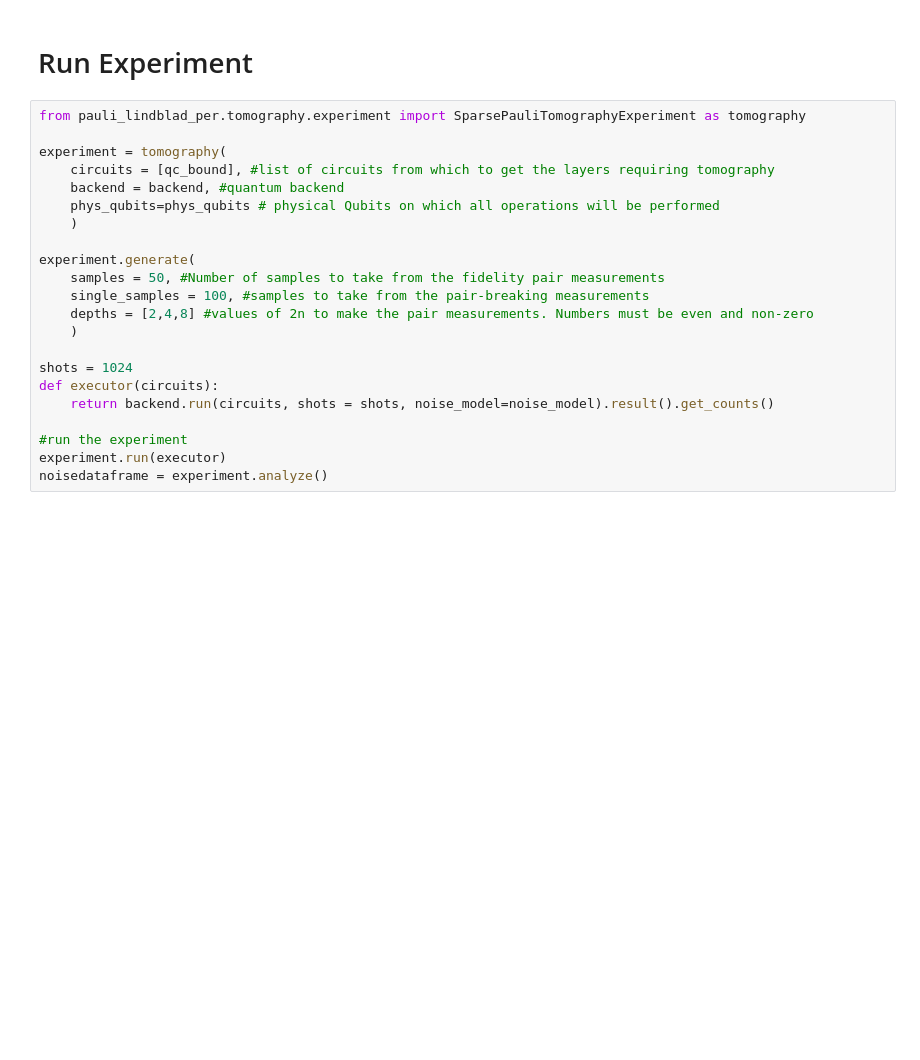
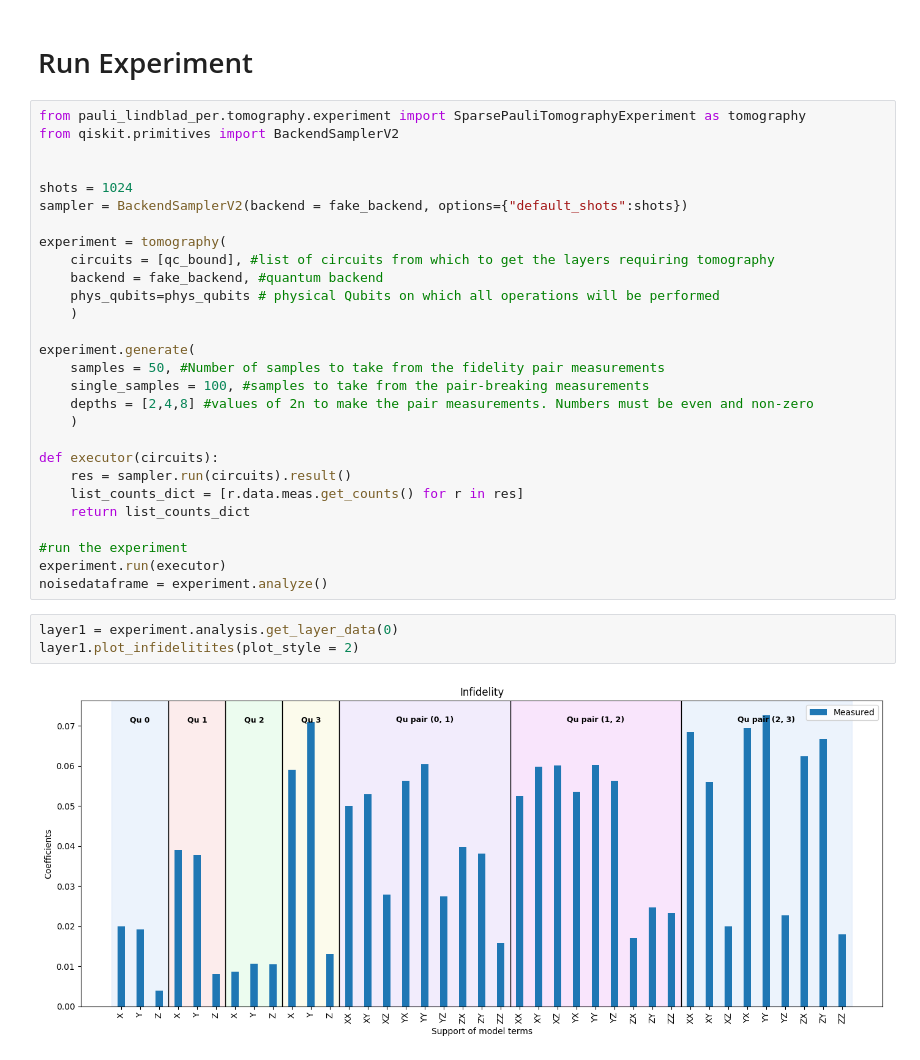
Before and after one commit to AhmedElAmraoui/AutomatedPERTools, a Jupyter notebook: tutorial_notebooks/pauli_lindblad_per/Workflow.ipynb, the cells around one changed output. Saved outputs shown, nothing was run; the diff lists cells and outputs as text; blank space fills up the shorter version.

```diff
--- a/tutorial_notebooks/pauli_lindblad_per/Workflow.ipynb
+++ b/tutorial_notebooks/pauli_lindblad_per/Workflow.ipynb
@@ -138,10 +141,15 @@ Total:  18432000
 # Run Experiment
 # %%
 from pauli_lindblad_per.tomography.experiment import SparsePauliTomographyExperiment as tomography
+from qiskit.primitives import BackendSamplerV2
+
+
+shots = 1024
+sampler = BackendSamplerV2(backend = fake_backend, options={"default_shots":shots})
 
 experiment = tomography(
     circuits = [qc_bound], #list of circuits from which to get the layers requiring tomography
-    backend = backend, #quantum backend
+    backend = fake_backend, #quantum backend
     phys_qubits=phys_qubits # physical Qubits on which all operations will be performed
     )
 
@@ -151,10 +159,16 @@ experiment.generate(
     depths = [2,4,8] #values of 2n to make the pair measurements. Numbers must be even and non-zero
     )
 
-shots = 1024
 def executor(circuits):
-    return backend.run(circuits, shots = shots, noise_model=noise_model).result().get_counts()
+    res = sampler.run(circuits).result()
+    list_counts_dict = [r.data.meas.get_counts() for r in res]
+    return list_counts_dict
 
 #run the experiment
 experiment.run(executor)
 noisedataframe = experiment.analyze()
+# %%
+layer1 = experiment.analysis.get_layer_data(0)
+layer1.plot_infidelitites(plot_style = 2)
+# %% [output]
+[figure, added]
```
Also changed, not shown: parts of 8 cells of this notebook, 53 other files.
